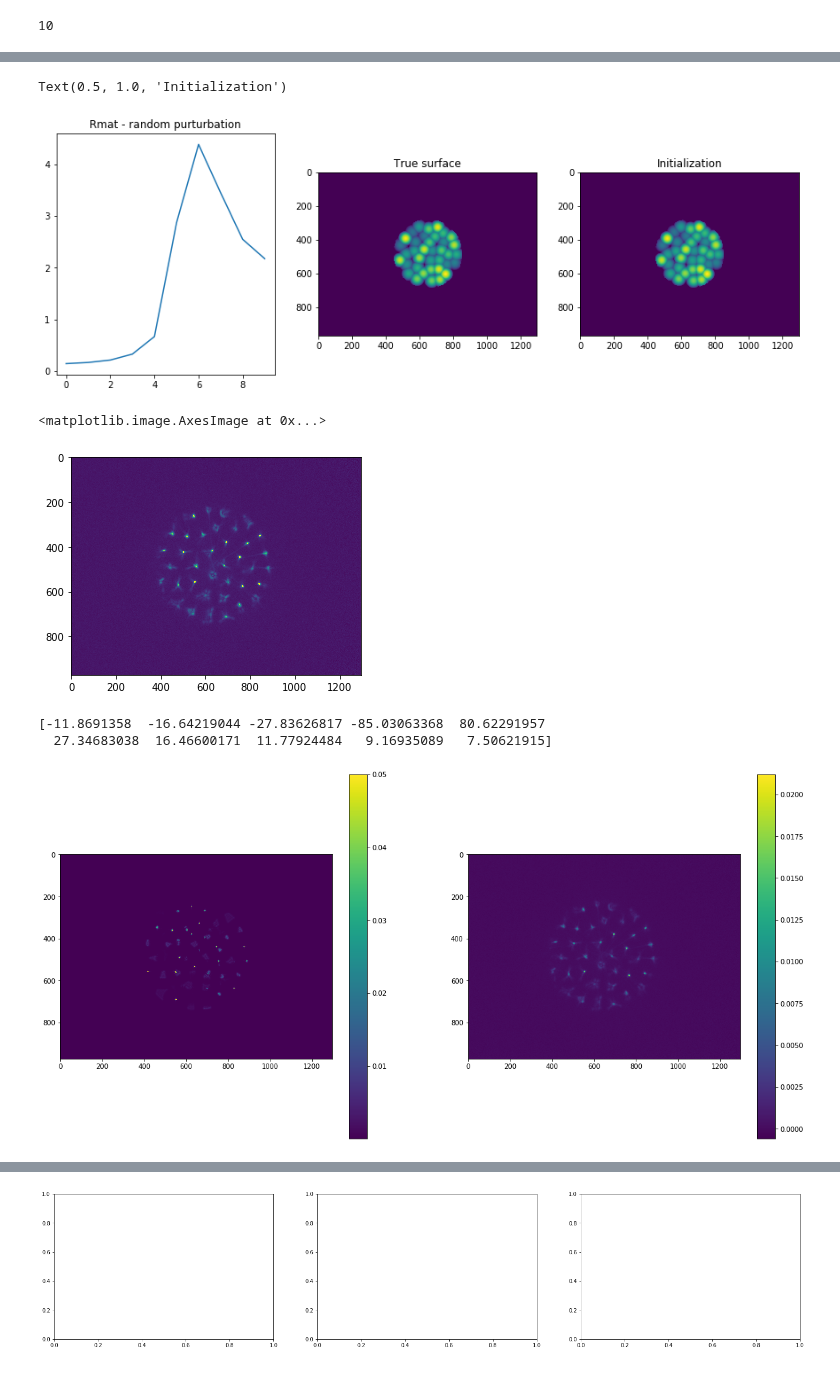
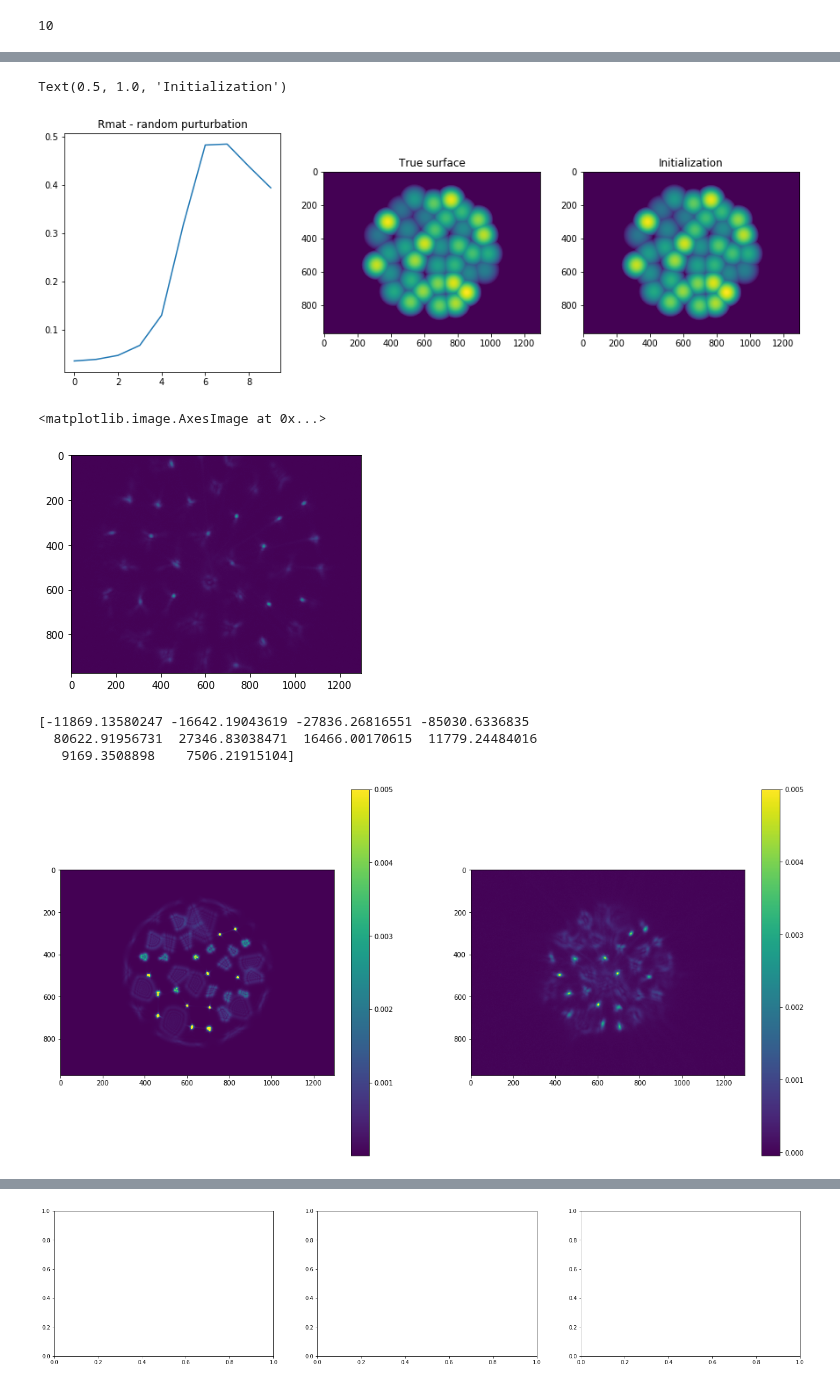
Before and after one commit to antipa/Randoscope_dev, a Jupyter notebook: miniscope_fit_3d_PSF.ipynb, the cells around one changed output, grey strips where cells are left out. Saved outputs shown, nothing was run; the diff lists cells and outputs as text; code cells hidden in the pictures.

```diff
--- a/miniscope_fit_3d_PSF.ipynb
+++ b/miniscope_fit_3d_PSF.ipynb
@@ -65,5 +68,5 @@ zernikes_index = []
 #                  lenslet_CA=0.2,lenslet_spacing = 'uniform')  # zsampling options: 'fixed' or 'uniform_random'
 
 model = msu_model(Nlenslets = 37, aberrations = False, zernikes = zernikes_index,loss_type='psf_error',psf_scale=1e2,
-                  lenslet_CA=0.2,lenslet_spacing = 'uniform',psf_file='../psf_meas/nanoscribev1_zstack_june262019_2x_dz40_shifted.mat')
+                  lenslet_CA=0.2e3,lenslet_spacing = 'uniform',psf_file='../psf_meas/nanoscribev1_zstack_june262019_2x_dz40_shifted_center_interp.mat',incoherent_source = True)
 #psf_file='../psf_meas/nanoscribev1_zstack_june262019_2x_dz40_shifted.mat'
@@ -80,9 +93,9 @@ plt.imshow(model.target_psf[-1])
 #model_orig = sc.io.loadmat("../psf_meas/zstack_sim_test.mat")
 model_orig = sc.io.loadmat("../psf_meas/zstack_nanoscribe_recipe.mat")
 
-xinit = model_orig['xpos'][0]
-yinit = model_orig['ypos'][0]
-rinit = model_orig['r'][0]
+xinit = model_orig['xpos'][0].astype(np.float64)*1e3
+yinit = model_orig['ypos'][0].astype(np.float64)*1e3
+rinit = model_orig['r'][0].astype(np.float64)*1e3
 zerninit = model_orig['zern_list']
 # %%
 # Manual initialization with nanoscribed recipe
@@ -185,3 +174,5 @@ Tinit,aper,_= tf_utils.make_lenslet_tf_zern(model)
 a = [tf.norm(model.target_psf[n]) for n in range(model.Nz)]
 # %% [output]
 10
+# %%
+model.lenslet_offset = tf.zeros(model.Nlenslets,tf.float64)
@@ -226,13 +224,13 @@ ax[2].imshow(Tp.numpy()*aper.numpy())
 ax[2].set_title('Initialization')
 # %% [output]
 Text(0.5, 1.0, 'Initialization')
-[figure, old version]
+[figure, new version]
 # %%
 plt.figure()
 plt.imshow(model.target_psf[0],vmax = .01)
 # %% [output]
 <matplotlib.image.AxesImage at 0x...>
-[figure, old version]
+[figure, new version]
 # %%
 def rot_xy(xloc,yloc,thetad):
     #rotmat = [np.cos(theta) -np.sin(theta); np.sin(theta) np.cos(theta)]
@@ -245,30 +243,49 @@ defocus_list = 1./(np.linspace(1/model.zmin_virtual/.8, 1./model.zmax_virtual/.6
 #defocus_list = 1./(np.linspace(1/model.zmin_virtual, 1/model.zmax_virtual,model.Nz))
 print(defocus_list)
 # %% [output]
-[-11.8691358  -16.64219044 -27.83626817 -85.03063368  80.62291957
-  27.34683038  16.46600171  11.77924484   9.16935089   7.50621915]
+[-11869.13580247 -16642.19043619 -27836.26816551 -85030.6336835
+  80622.91956731  27346.83038471  16466.00170615  11779.24484016
+   9169.3508898    7506.21915104]
 # %%
 #Manually rotate recipe until it qualitatively matches the measured PSF
 
 xrot, yrot = rot_xy(xinit,-yinit,-30)
 #xrot,yrot = rot_xy(xinit,yinit,0)
-re_init_model(model, xrot,yrot,rinit*.6,zerninit)
+re_init_model(model, xrot,yrot,rinit*0.5,zerninit)
 
 fig,ax = plt.subplots(1,2,figsize=(20,10))
 
+
+
+
 Trot,_,_ = tf_utils.make_lenslet_tf_zern(model)
 psf_init_zstack = model.gen_psf_stack(Trot,aper,0,defocus_list)
+psf_init_zstack = [tf_utils.tf_2d_conv(psf_init_zstack[n], model.source_kern,'SAME') for n in range(model.Nz)]
 def drawnow():
     display.display(plt.gcf())
     display.clear_output(wait=True)
 
 
+# model_noco = msu_model(Nlenslets = 37, aberrations = False, zernikes = zernikes_index,loss_type='psf_error',psf_scale=1e2,
+#                   lenslet_CA=0.2e3,lenslet_spacing = 'uniform',psf_file='../psf_meas/nanoscribev1_zstack_june262019_2x_dz40_shifted.mat',incoherent_source = False)
+# re_init_model(model_noco,xinit, yinit, rinit*.6, zerninit)
+
+# Tnoco,_,_ = tf_utils.make_lenslet_tf_zern(model)
+# psf_init_zstack = model_noco.gen_psf_stack(Tnoco,aper,0,defocus_list)
+
 print(tf.reduce_sum(psf_init_zstack[0]))
-for n in range(1):
-    im_init = ax[0].imshow(psf_init_zstack[n],vmax=.05)
-    plt.colorbar(im_init,ax=ax[0])
-    im_targ = ax[1].imshow(model.target_psf[n])
-    plt.colorbar(im_targ,ax=ax[1])
+
+im_init = ax[0].imshow(psf_init_zstack[0],vmax=.005)
+cb1 = plt.colorbar(im_init,ax=ax[0])
+im_targ = ax[1].imshow(model.target_psf[0])
+cb2 = plt.colorbar(im_targ,ax=ax[1])
+for n in range(6):
+    cb1.remove()
+    im_init = ax[0].imshow(psf_init_zstack[n],vmax=.005)
+    cb1 = plt.colorbar(im_init,ax=ax[0])
+    cb2.remove()
+    im_targ = ax[1].imshow(model.target_psf[n],vmax=.005)
+    cb2 = plt.colorbar(im_targ,ax=ax[1])
     drawnow()
 # %% [output]
-[figure, old version]
+[figure, new version]
```
Also changed, not shown: parts of 32 cells of this notebook, 2 other files.
